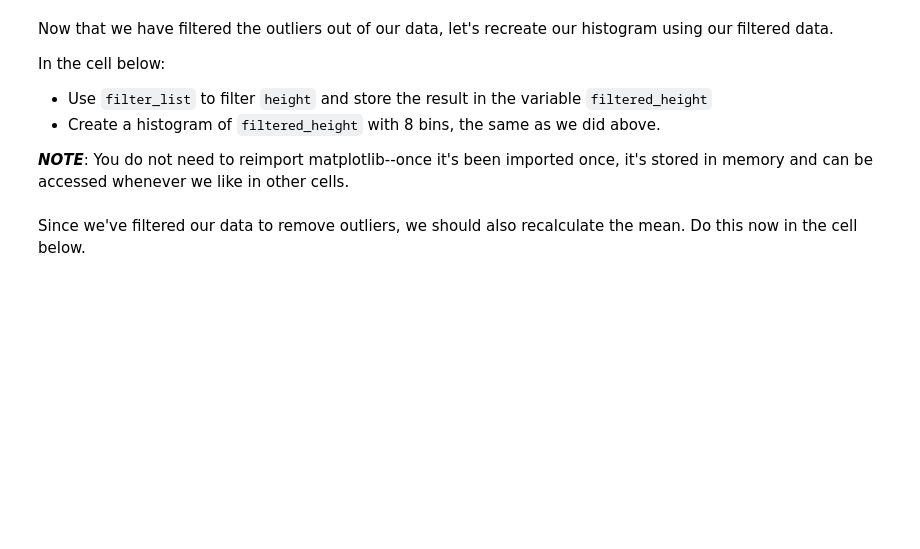
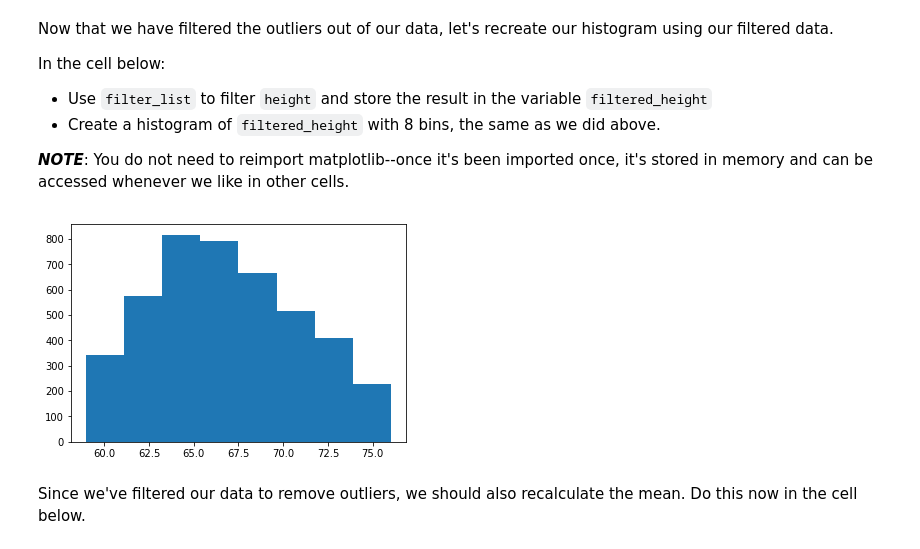
Before and after one commit to pauly51994/dsc-implementing-statistics-with-functions-lab-nyc-ds-071519, a Jupyter notebook: index.ipynb, the cells around one changed output. Drawn from its saved outputs; the diff is of its cells as text; code cells hidden in the pictures; blank space fills up the shorter version.

```diff
--- a/index.ipynb
+++ b/index.ipynb
@@ -159,7 +159,10 @@ In the cell below:
 **_NOTE_**: You do not need to reimport matplotlib--once it's been imported once, it's stored in memory and can be accessed whenever we like in other cells.
 # %%
 filtered_height = filter_list(height)
-plt.hist(filtered_height, bins)
+plt.hist(filtered_height, bins=8)
+plt.show()
+# %% [output]
+[figure, added]
 # %% [markdown]
 Since we've filtered our data to remove outliers, we should also recalculate the mean.  Do this now in the cell below.
 # %%
```
